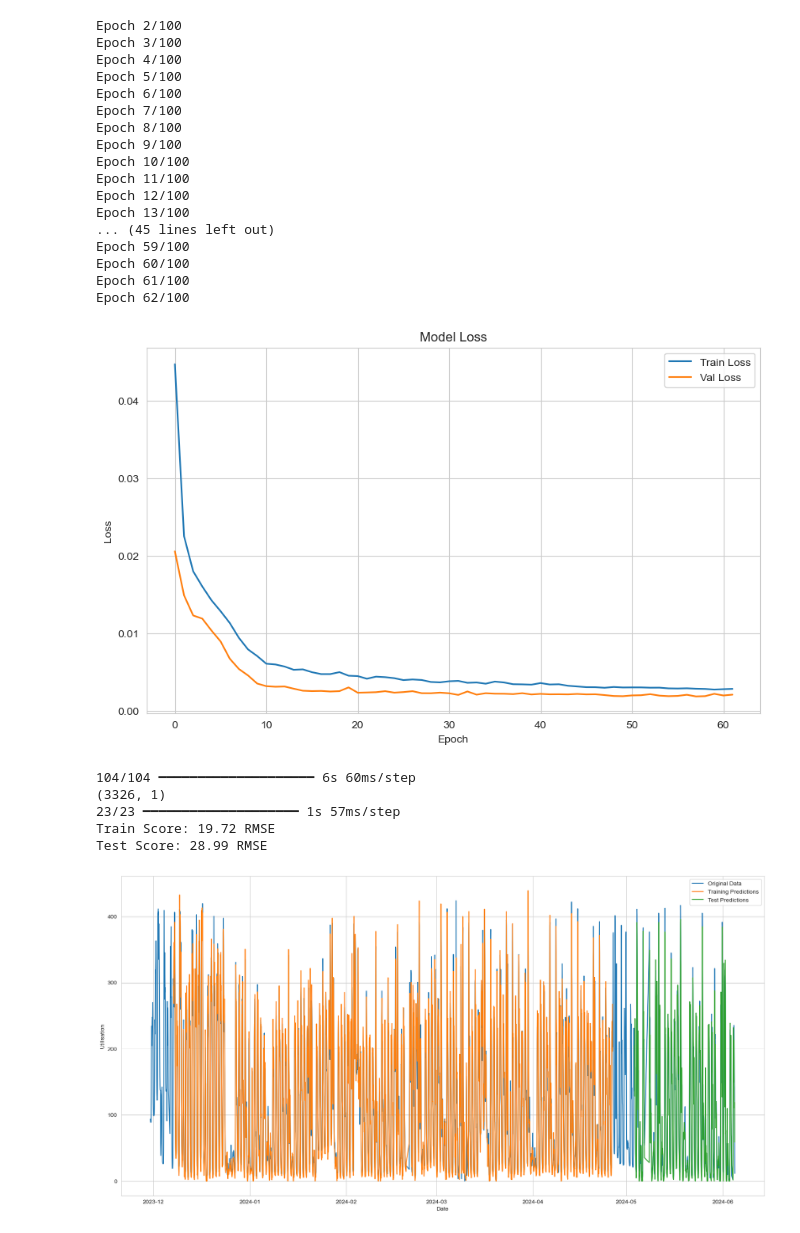
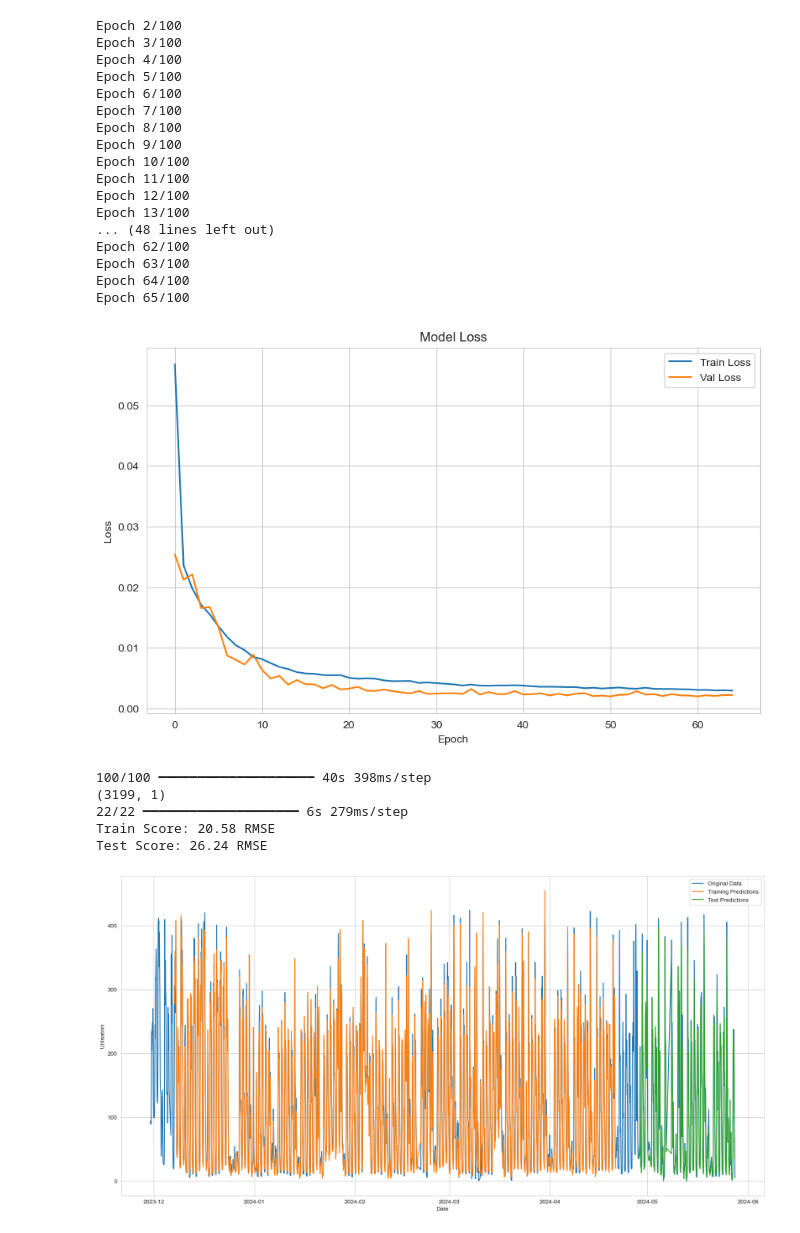
Before and after one commit to veronikaKircsev/ParkData, a Jupyter notebook: lstm_hourly_with_features.ipynb, the cells around one changed output. Saved outputs shown, nothing was run; the diff lists cells and outputs as text; code cells hidden in the pictures.

```diff
--- a/lstm_hourly_with_features.ipynb
+++ b/lstm_hourly_with_features.ipynb
@@ -29,7 +29,7 @@ dataset = pd.DataFrame(data)
 dataset = dataset.sort_values('timestamp')
 dataset['timestamp'] = pd.to_datetime(dataset['timestamp'])
 start_date = pd.to_datetime('2023-11-30')
-end_date = pd.to_datetime('2024-06-05')
+end_date = pd.to_datetime('2024-05-28')
 dataset = dataset[(dataset['timestamp'] >= start_date) & (dataset['timestamp'] <= end_date)]
 dataset['hour'] = dataset['timestamp'].dt.hour
 dataset['dayOfWeek'] = dataset['timestamp'].dt.dayofweek
@@ -74,7 +74,7 @@ model.add(Dense(8, activation = 'relu'))
 model.add(LSTM(168))
 model.add(Dropout(0.2))
 model.add(Dense(1, activation = 'linear'))
-early_stop = EarlyStopping(monitor = 'val_loss', patience = 4, start_from_epoch=50)
+early_stop = EarlyStopping(monitor = 'val_loss', patience = 4, start_from_epoch=60)
 
 model.compile(loss='mean_squared_error', optimizer='adam')
 model.fit(trainX, trainY, epochs=100, batch_size=32, verbose=10, validation_split=0.2, callbacks = [early_stop])
@@ -119,44 +119,44 @@ trainPredictPlot[window:len(trainPredict)+window] = trainPredict
 # shift test predictions for plotting
 testPredictPlot = np.empty_like(dataset[:, 0])
 testPredictPlot[:] = np.nan
 testPredictPlot[len(trainPredict)+(window*2)+1:len(dataset)-1] = testPredict
 # plot baseline and predictions
 plt.figure(figsize=(20, 10))
 dataset = scaler.inverse_transform(dataset)
 plt.plot(dates, dataset[:, 0] , label='Original Data')
 plt.plot(dates, trainPredictPlot, label='Training Predictions')
 plt.plot(dates, testPredictPlot, label='Test Predictions')
 plt.xlabel('Date')
 plt.ylabel('Utilisation')
 plt.legend()
 plt.show()
 # %% [output]
 Epoch 1/100
 Do not pass an `input_shape`/`input_dim` argument to a layer. When using Sequential models, prefer using an `Input(shape)` object as the first layer in the model instead.
 Epoch 2/100
 Epoch 3/100
 Epoch 4/100
 Epoch 5/100
 Epoch 6/100
 Epoch 7/100
 Epoch 8/100
 Epoch 9/100
 Epoch 10/100
 Epoch 11/100
 Epoch 12/100
 Epoch 13/100
-... (45 lines left out)
-Epoch 59/100
-Epoch 60/100
-Epoch 61/100
+... (48 lines left out)
 Epoch 62/100
+Epoch 63/100
+Epoch 64/100
+Epoch 65/100
-[figure, old version]
+[figure, new version]
-104/104 ━━━━━━━━━━━━━━━━━━━━ 6s 60ms/step
-(3326, 1)
-23/23 ━━━━━━━━━━━━━━━━━━━━ 1s 57ms/step
-Train Score: 19.72 RMSE
-Test Score: 28.99 RMSE
+100/100 ━━━━━━━━━━━━━━━━━━━━ 40s 398ms/step
+(3199, 1)
+22/22 ━━━━━━━━━━━━━━━━━━━━ 6s 279ms/step
+Train Score: 20.58 RMSE
+Test Score: 26.24 RMSE
-[figure, old version]
+[figure, new version]
 # %%
 
 import matplotlib.dates as mdates
```
Also changed, not shown: parts of 2 cells of this notebook.
